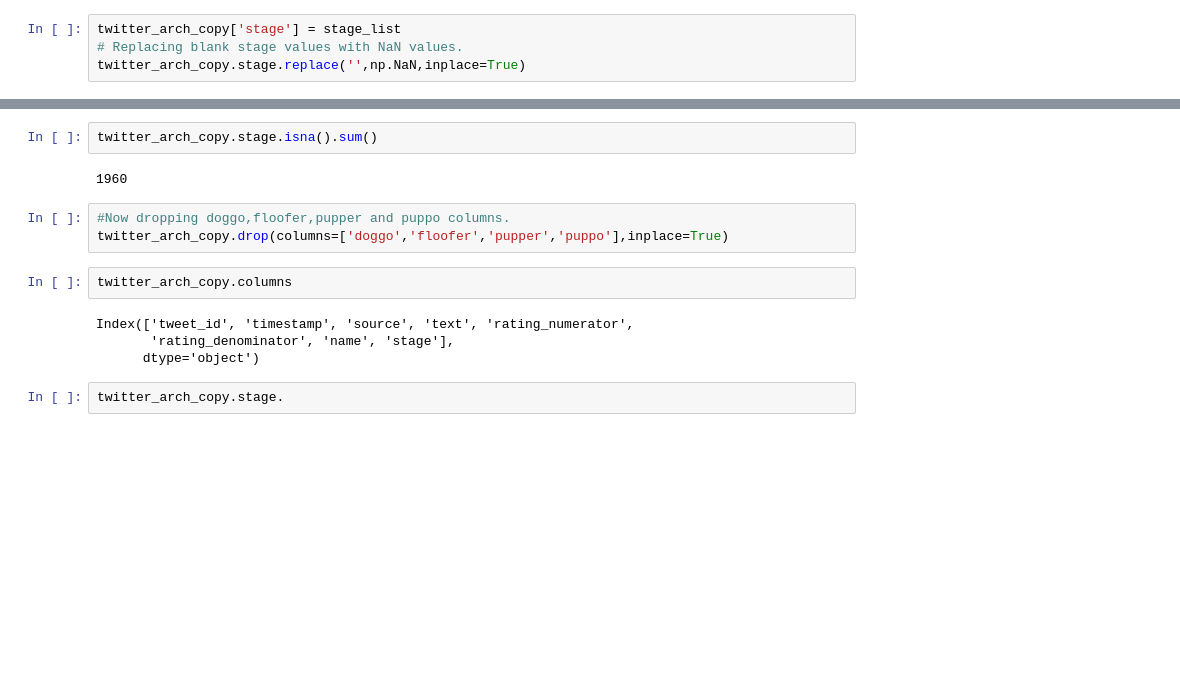
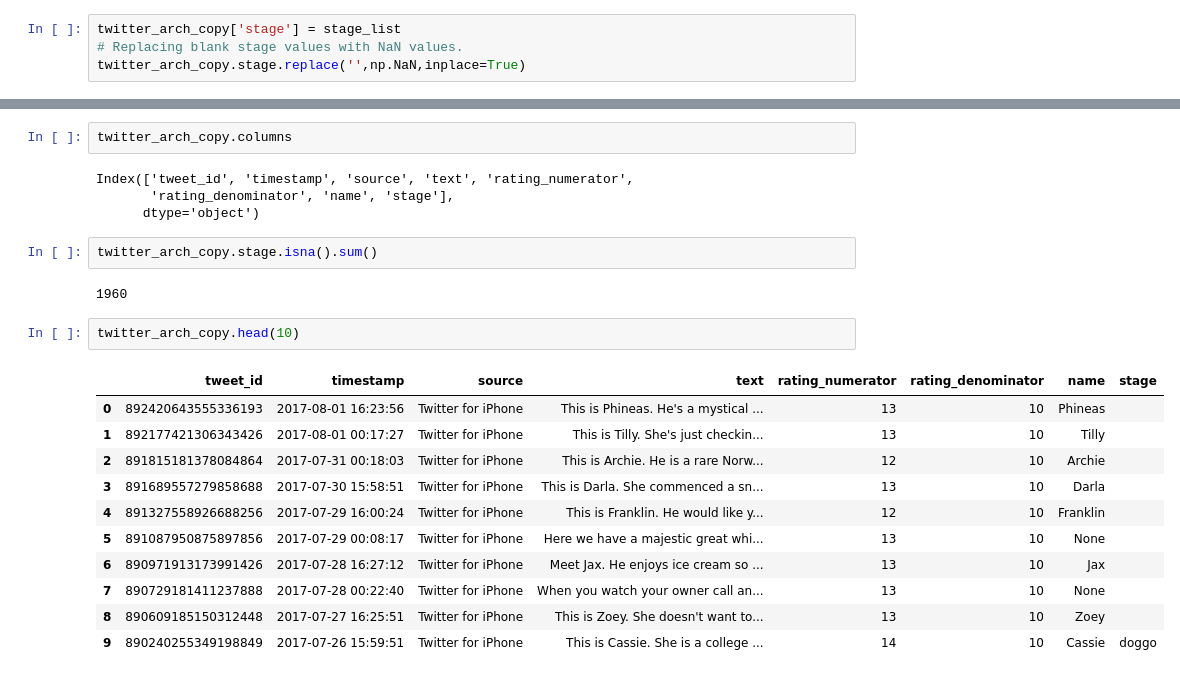
Before and after one commit to akshaybogar/WeRateDogs, a Jupyter notebook: WeRateDogs.ipynb, the cells around one changed output, grey strips where cells are left out. Saved outputs shown, nothing was run; the diff lists cells and outputs as text; blank space fills up the shorter version.

```diff
--- a/WeRateDogs.ipynb
+++ b/WeRateDogs.ipynb
@@ -642,15 +647,24 @@ twitter_arch_copy.stage.replace('',np.NaN,inplace=True)
+# %%
+twitter_arch_copy.columns
+# %% [output]
+Index(['tweet_id', 'timestamp', 'source', 'text', 'rating_numerator',
+       'rating_denominator', 'name', 'stage'],
+      dtype='object')
 # %%
 twitter_arch_copy.stage.isna().sum()
 # %% [output]
 1960
-# %%
-#Now dropping doggo,floofer,pupper and puppo columns.
-twitter_arch_copy.drop(columns=['doggo','floofer','pupper','puppo'],inplace=True)
-# %%
-twitter_arch_copy.columns
-# %% [output]
-Index(['tweet_id', 'timestamp', 'source', 'text', 'rating_numerator',
-       'rating_denominator', 'name', 'stage'],
-      dtype='object')
-# %%
-twitter_arch_copy.stage.
+# %%
+twitter_arch_copy.head(10)
+# %% [output]
+|  | tweet_id | timestamp | source | text | rating_numerator | rating_denominator | name | stage |
+| 0 | 892420643555336193 | 2017-08-01 16:23:56 | Twitter for iPhone | This is Phineas. He's a mystical ... | 13 | 10 | Phineas |  |
+| 1 | 892177421306343426 | 2017-08-01 00:17:27 | Twitter for iPhone | This is Tilly. She's just checkin... | 13 | 10 | Tilly |  |
+| 2 | 891815181378084864 | 2017-07-31 00:18:03 | Twitter for iPhone | This is Archie. He is a rare Norw... | 12 | 10 | Archie |  |
+| 3 | 891689557279858688 | 2017-07-30 15:58:51 | Twitter for iPhone | This is Darla. She commenced a sn... | 13 | 10 | Darla |  |
+| 4 | 891327558926688256 | 2017-07-29 16:00:24 | Twitter for iPhone | This is Franklin. He would like y... | 12 | 10 | Franklin |  |
+| 5 | 891087950875897856 | 2017-07-29 00:08:17 | Twitter for iPhone | Here we have a majestic great whi... | 13 | 10 | None |  |
+| 6 | 890971913173991426 | 2017-07-28 16:27:12 | Twitter for iPhone | Meet Jax. He enjoys ice cream so ... | 13 | 10 | Jax |  |
+| 7 | 890729181411237888 | 2017-07-28 00:22:40 | Twitter for iPhone | When you watch your owner call an... | 13 | 10 | None |  |
+| 8 | 890609185150312448 | 2017-07-27 16:25:51 | Twitter for iPhone | This is Zoey. She doesn't want to... | 13 | 10 | Zoey |  |
+| 9 | 890240255349198849 | 2017-07-26 15:59:51 | Twitter for iPhone | This is Cassie. She is a college ... | 14 | 10 | Cassie | doggo |
```
Also changed, not shown: parts of 10 cells of this notebook.
